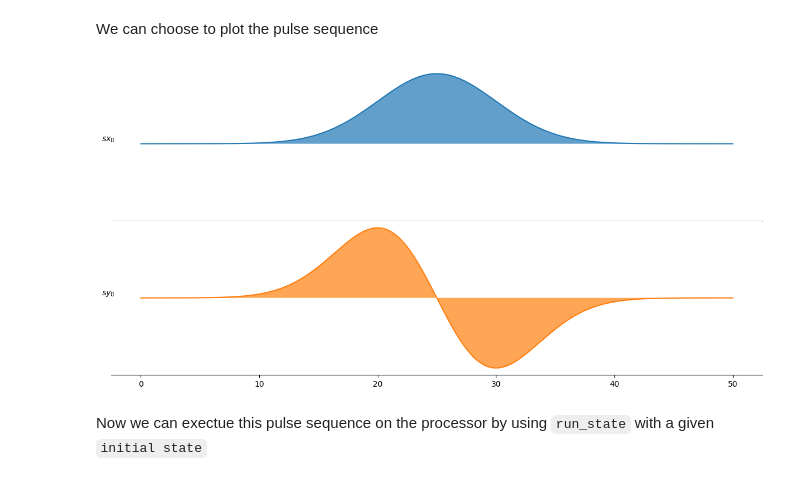
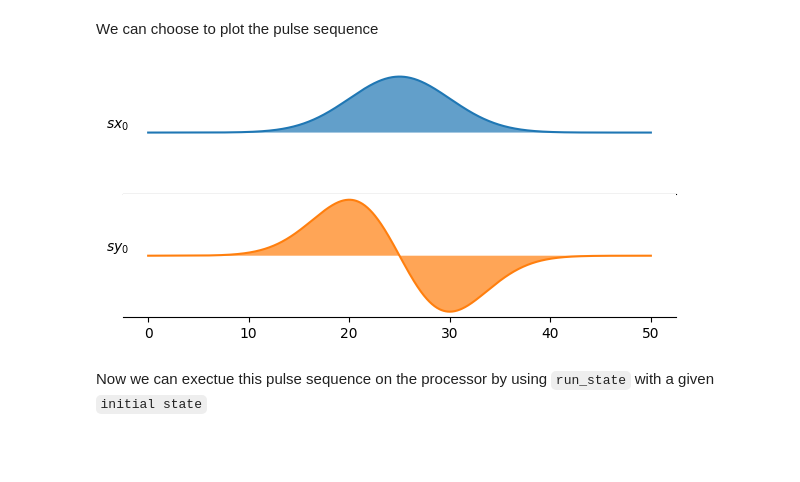
Before and after one commit to aqp-mc2-chalmers/chalmers-qubit, a Jupyter notebook: examples/quantum_gates.ipynb, the cells around one changed output. Drawn from its saved outputs; the diff is of its cells as text; code cells hidden in the pictures; blank space fills up the shorter version.

```diff
--- a/examples/quantum_gates.ipynb
+++ b/examples/quantum_gates.ipynb
@@ -54,9 +59,9 @@ tlist, coeffs = sarimner.load_circuit(circuit)
 # %% [markdown]
 We can choose to plot the pulse sequence
 # %%
-fig, ax = sarimner.plot_pulses(show_axis=True);
+fig, ax = sarimner.plot_pulses(show_axis=True, figsize=(6,3));
 # %% [output]
-[figure, old version]
+[figure, new version]
 # %% [markdown]
 Now we can exectue this pulse sequence on the processor by using `run_state` with a given `initial state`
 # %%
```
Also changed, not shown: parts of 16 cells of this notebook, 1 other file.
